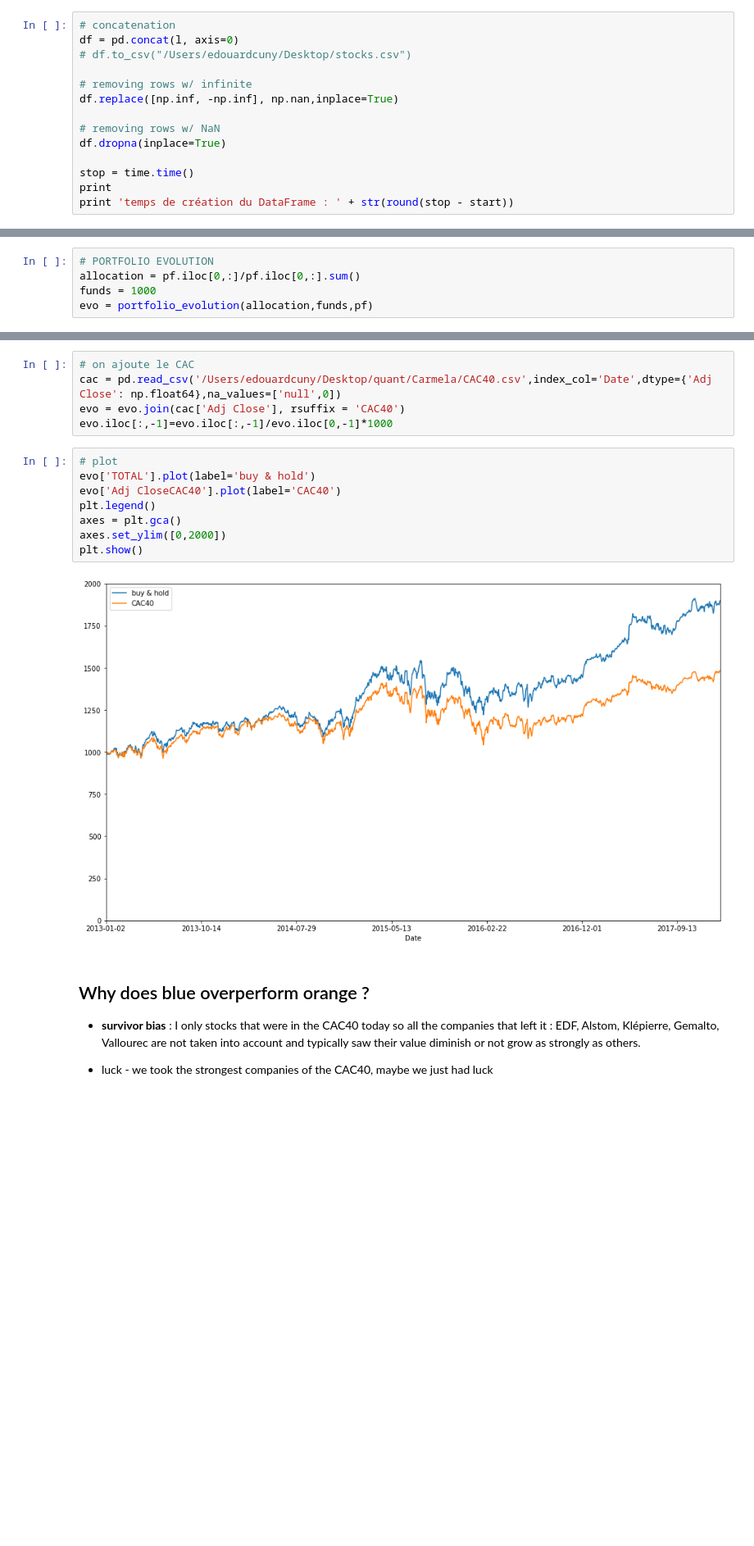
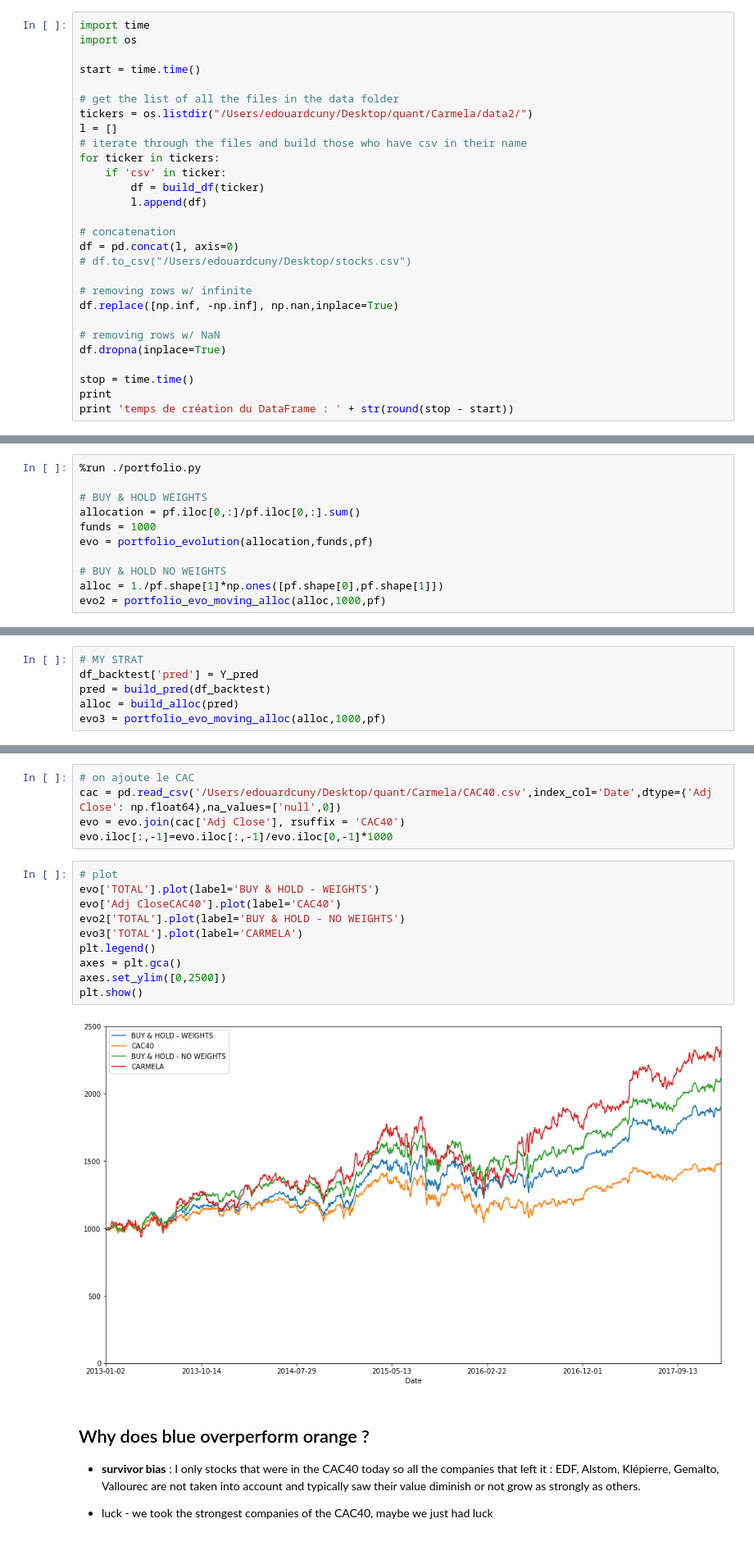
Before and after one commit to edouardcuny/quant, a Jupyter notebook: Carmela/playing.ipynb, the cells around one changed output, grey strips where cells are left out. Shown at 82% size. Cells and saved outputs as stored; diff of their text form; blank space fills up the shorter version.

```diff
--- a/Carmela/playing.ipynb
+++ b/Carmela/playing.ipynb
@@ -37,6 +55,20 @@ for ticker in tickers:
 # %% [markdown]
 Conctenating and cleaning the data.
 # %%
+import time
+import os
+
+start = time.time()
+
+# get the list of all the files in the data folder
+tickers = os.listdir("/Users/edouardcuny/Desktop/quant/Carmela/data2/")
+l = []
+# iterate through the files and build those who have csv in their name
+for ticker in tickers:
+    if 'csv' in ticker:
+        df = build_df(ticker)
+        l.append(df)
+
 # concatenation
 df = pd.concat(l, axis=0)
 # df.to_csv("/Users/edouardcuny/Desktop/stocks.csv")
@@ -147,7 +152,13 @@ pf = build_portfolio(df_backtest)
 # %% [output]
 ['AI', 'BNP', 'SU', 'FP', 'OR', 'BN', 'DG', 'VIE', 'GLE', 'MC', 'AIR', 'VIV']
 # %%
-# PORTFOLIO EVOLUTION
+%run ./portfolio.py
+
+# BUY & HOLD WEIGHTS
 allocation = pf.iloc[0,:]/pf.iloc[0,:].sum()
 funds = 1000
 evo = portfolio_evolution(allocation,funds,pf)
+
+# BUY & HOLD NO WEIGHTS
+alloc = 1./pf.shape[1]*np.ones([pf.shape[0],pf.shape[1]])
+evo2 = portfolio_evo_moving_alloc(alloc,1000,pf)
@@ -153,0 +167,6 @@ evo = portfolio_evolution(allocation,funds,pf)
+# %%
+# MY STRAT
+df_backtest['pred'] = Y_pred
+pred = build_pred(df_backtest)
+alloc = build_alloc(pred)
+evo3 = portfolio_evo_moving_alloc(alloc,1000,pf)
@@ -158,14 +179,16 @@ evo = evo.join(cac['Adj Close'], rsuffix = 'CAC40')
 evo.iloc[:,-1]=evo.iloc[:,-1]/evo.iloc[0,-1]*1000
 # %%
 # plot
-evo['TOTAL'].plot(label='buy & hold')
+evo['TOTAL'].plot(label='BUY & HOLD - WEIGHTS')
 evo['Adj CloseCAC40'].plot(label='CAC40')
+evo2['TOTAL'].plot(label='BUY & HOLD - NO WEIGHTS')
+evo3['TOTAL'].plot(label='CARMELA')
 plt.legend()
 axes = plt.gca()
-axes.set_ylim([0,2000])
+axes.set_ylim([0,2500])
 plt.show()
 # %% [output]
-[figure, old version]
+[figure, new version]
 # %% [markdown]
 
 ## Why does blue overperform orange ?
```
Also changed, not shown: parts of 6 cells of this notebook, 1 other file.
